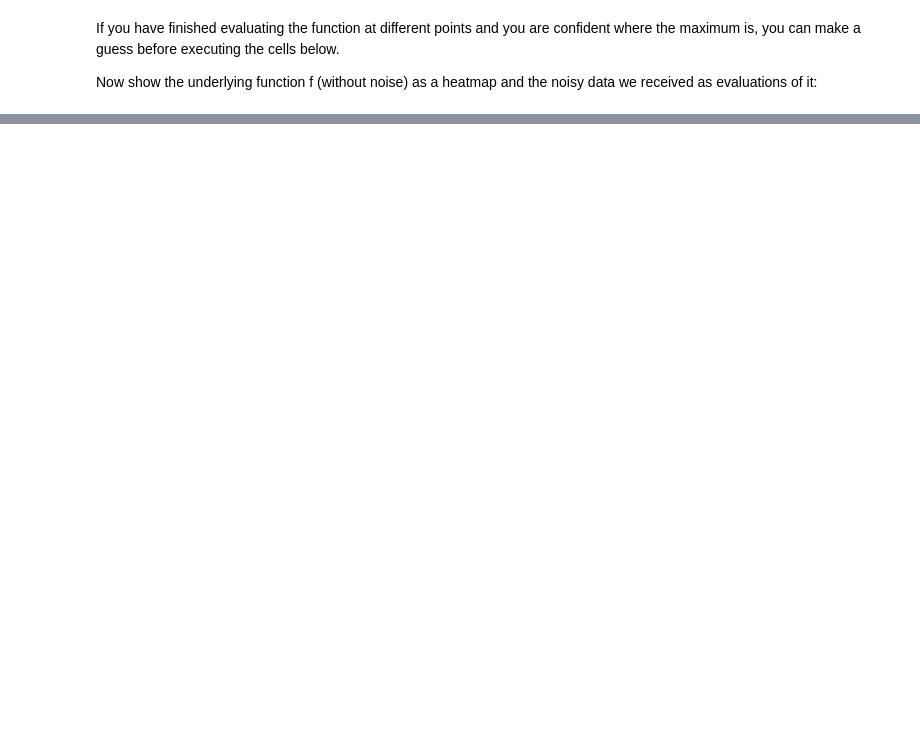
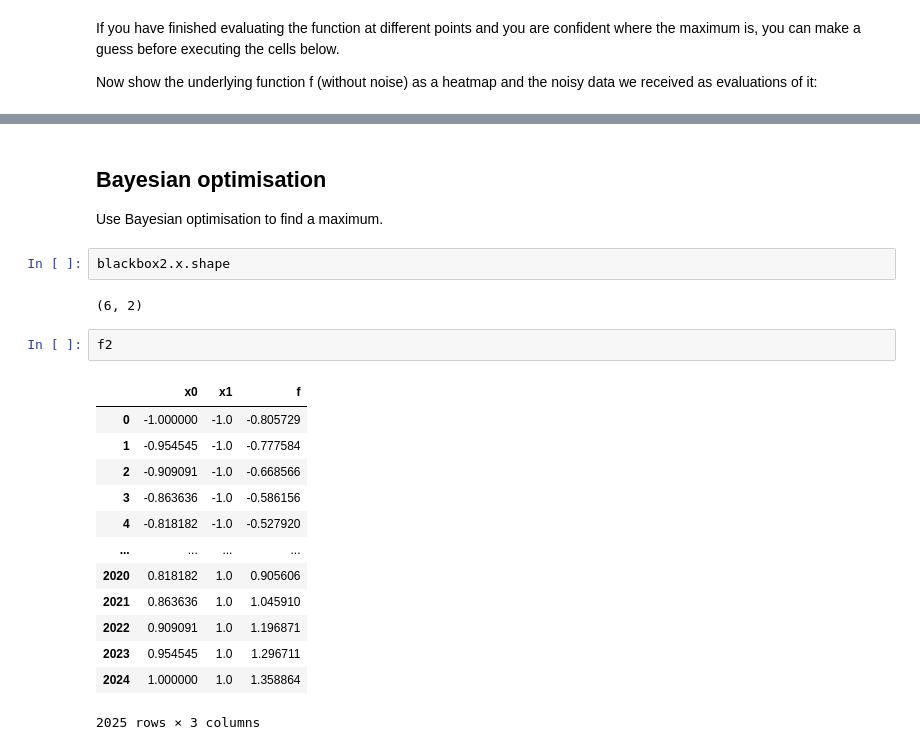
Before and after one commit to JohnReid/BayesOptJournalClub, a Jupyter notebook: Bayesian Optimisation Guessing Game.ipynb, the cells around one changed output, grey strips where cells are left out. Cells and saved outputs as stored; diff of their text form; blank space fills up the shorter version.

```diff
--- a/Bayesian Optimisation Guessing Game.ipynb
+++ b/Bayesian Optimisation Guessing Game.ipynb
@@ -109,0 +246,24 @@ chart2
+# %% [markdown]
+## Bayesian optimisation
+
+Use Bayesian optimisation to find a maximum.
+# %%
+blackbox2.x.shape
+# %% [output]
+(6, 2)
+# %%
+f2
+# %% [output]
+|  | x0 | x1 | f |
+| 0 | -1.000000 | -1.0 | -0.805729 |
+| 1 | -0.954545 | -1.0 | -0.777584 |
+| 2 | -0.909091 | -1.0 | -0.668566 |
+| 3 | -0.863636 | -1.0 | -0.586156 |
+| 4 | -0.818182 | -1.0 | -0.527920 |
+| ... | ... | ... | ... |
+| 2020 | 0.818182 | 1.0 | 0.905606 |
+| 2021 | 0.863636 | 1.0 | 1.045910 |
+| 2022 | 0.909091 | 1.0 | 1.196871 |
+| 2023 | 0.954545 | 1.0 | 1.296711 |
+| 2024 | 1.000000 | 1.0 | 1.358864 |
+2025 rows × 3 columns
```
Also changed, not shown: parts of 18 cells of this notebook, 1 other file.
